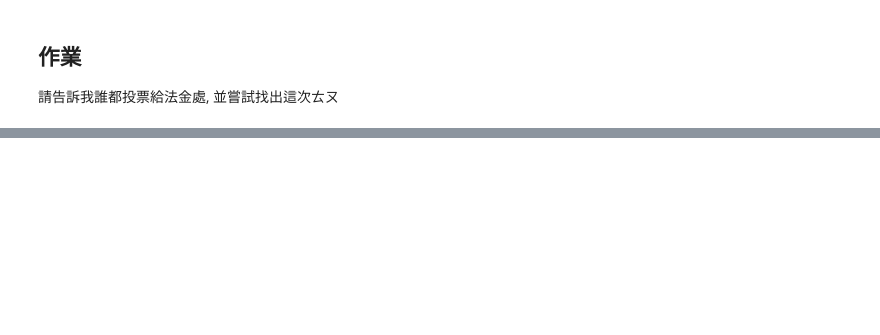
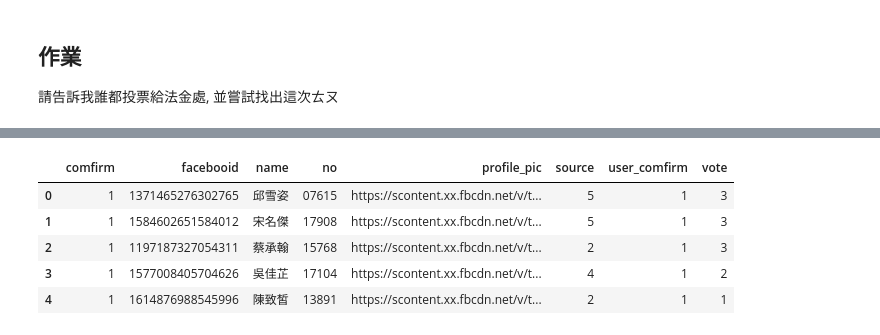
Before and after one commit to ntuaha/Esun_Tutor, a Jupyter notebook: courses/20170806.ipynb, the cells around one changed output, grey strips where cells are left out. Cells and saved outputs as stored; diff of their text form; code cells hidden in the pictures; blank space fills up the shorter version.

```diff
--- a/courses/20170806.ipynb
+++ b/courses/20170806.ipynb
@@ -38,0 +149,11 @@ for facebook_id in r.json()['votes']:
+# %%
+# votes 的 DataFrame
+v = pd.DataFrame(data=list(data['votes'].values()))
+v.head()
+# %% [output]
+|  | comfirm | facebooid | name | no | profile_pic | source | user_comfirm | vote |
+| 0 | 1 | 1371465276302765 | 邱雪姿 | 07615 | https://scontent.xx.fbcdn.net/v/t... | 5 | 1 | 3 |
+| 1 | 1 | 1584602651584012 | 宋名傑 | 17908 | https://scontent.xx.fbcdn.net/v/t... | 5 | 1 | 3 |
+| 2 | 1 | 1197187327054311 | 蔡承翰 | 15768 | https://scontent.xx.fbcdn.net/v/t... | 2 | 1 | 3 |
+| 3 | 1 | 1577008405704626 | 吳佳芷 | 17104 | https://scontent.xx.fbcdn.net/v/t... | 4 | 1 | 2 |
+| 4 | 1 | 1614876988545996 | 陳致皙 | 13891 | https://scontent.xx.fbcdn.net/v/t... | 2 | 1 | 1 |
```
Also changed, not shown: parts of 26 cells of this notebook, 1 other file.
